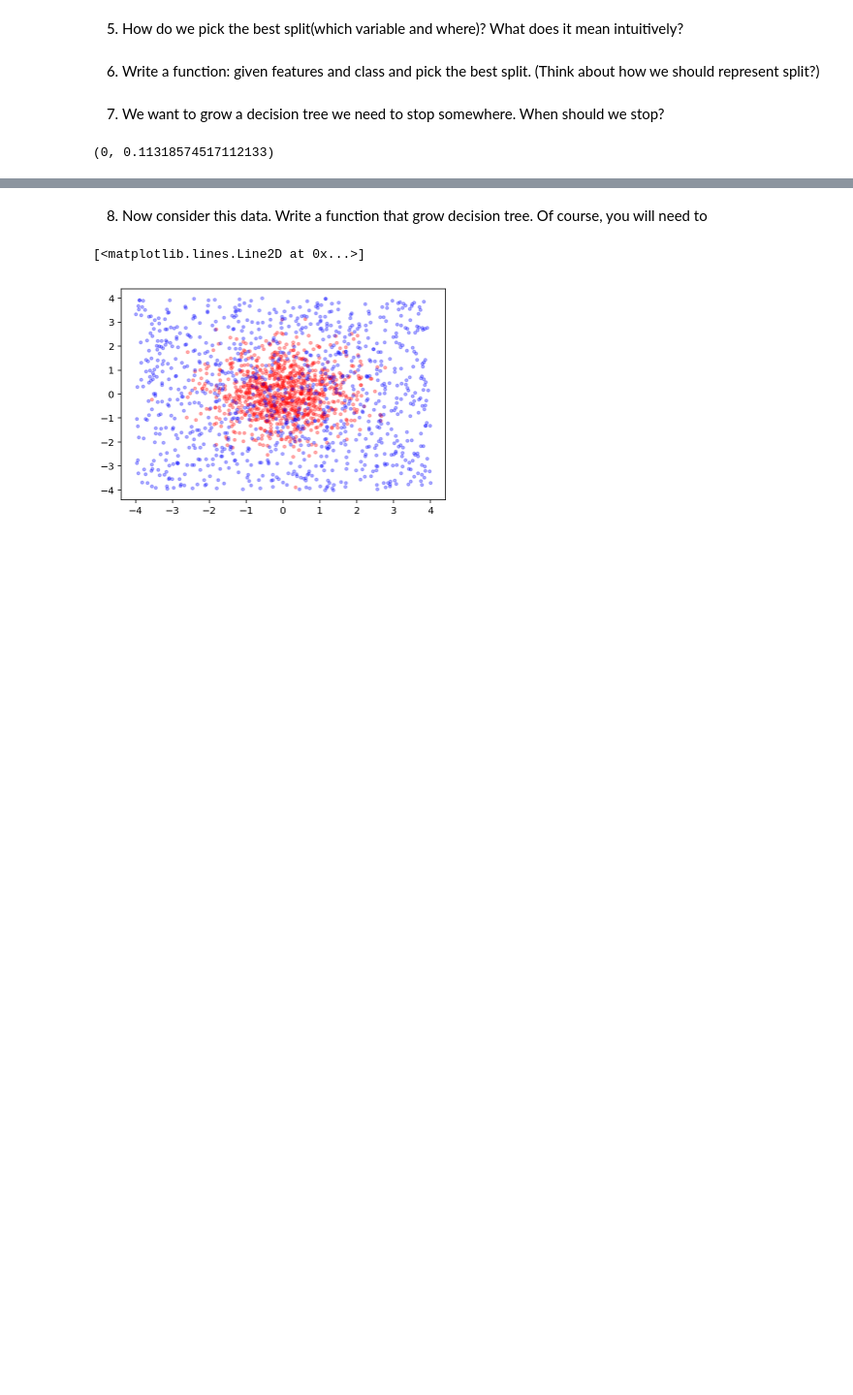
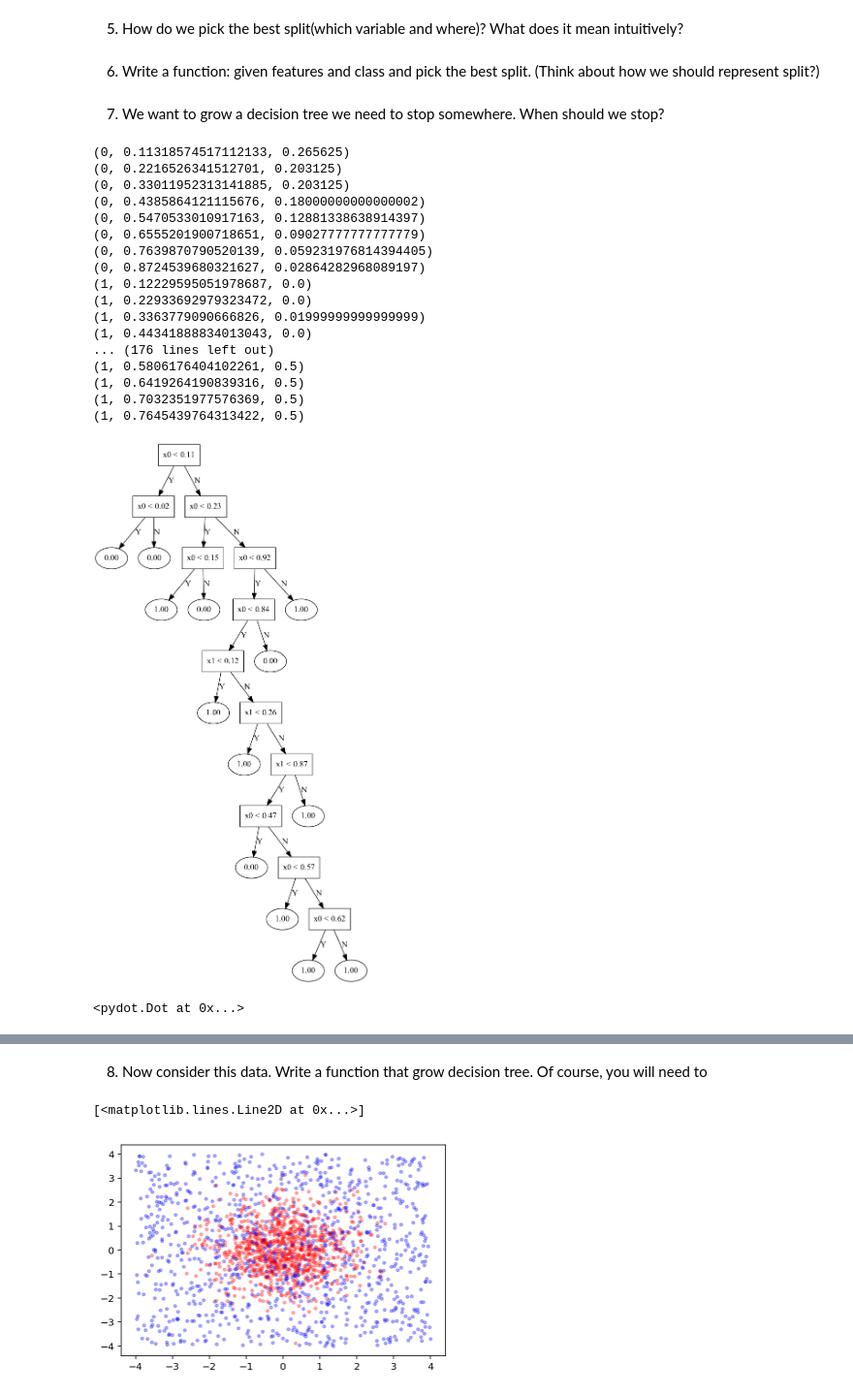
Before and after one commit to muic-pattern-rekt-2018/Exercise-5, a Jupyter notebook: Exercise 05 Non-Parametric Methods.ipynb, the cells around one changed output, grey strips where cells are left out. Shown at 97% size. Saved outputs shown, nothing was run; the diff lists cells and outputs as text; code cells hidden in the pictures; blank space fills up the shorter version.

```diff
--- a/Exercise 05 Non-Parametric Methods.ipynb
+++ b/Exercise 05 Non-Parametric Methods.ipynb
@@ -215,33 +215,59 @@ Of course, we are not going to build this tree by hands. Our goal is to build a
 # %%
 #print(xs, cls)
 def cut_quality(xs, cls, vid, threshold) -> float:
-    left_mask = xs[: , vid] < threshold
+    left_mask = xs[:, vid] < threshold
     right_mask = ~left_mask
     p_left = np.sum(cls[left_mask] > 0) / len(cls[left_mask])
     p_right = np.sum(cls[right_mask] > 0) / len(cls[right_mask])
     return (p_left-0.5)**2 + (p_right-0.5)**2
 
-def find_a_cut(xs, cls, ncut = 10) -> 'vid, threshold':
+
+def find_a_cut(xs, cls, ncut=10) -> 'vid, threshold':
     cut_candidates = []
     n_features = xs.shape[1]
     for vid in range(n_features):
         left_bound, right_bound = min(xs[:, vid]), max(xs[:, vid])
         for cut in np.linspace(left_bound, right_bound, ncut)[1:-1]:
             quality = cut_quality(xs, cls, vid, cut)
             cut_candidates.append((vid, cut, quality))
+            print((vid, cut, quality))
     best_cut = max(cut_candidates, key=lambda x: x[2])
     return best_cut[0], best_cut[1]
 
+
 def build_decision_tree(xs, cls, min_leaf_size=10) -> DecisionNode:
-    # if it should a leaf
-    #    return a leaf with correct prob
-    # else :
-    #    find a cut
-    #    build left
-    #    build right
-    #    return the node
-    pass
+    if len(xs) <= min_leaf_size:
+        return DecisionNode(None, None, prob=np.sum(cls > 0)/len(cls))
+    else:
+        vid, cut = find_a_cut(xs, cls)
+        node = DecisionNode(vid, cut)
+        left_mask = xs[:, vid] < cut
+        right_mask = ~left_mask
+        left_xs, left_cls = xs[left_mask, :], cls[left_mask]
+        right_xs, right_cls = xs[right_mask, :], cls[right_mask]
+        node.left = build_decision_tree(left_xs, left_cls, min_leaf_size)
+        node.right = build_decision_tree(right_xs, right_cls, min_leaf_size)
+        return node
 
-find_a_cut(xs, cls)
+root = build_decision_tree(xs, cls, 3)
+visualize_tree(root)
 # %% [output]
-(0, 0.11318574517112133)
+(0, 0.11318574517112133, 0.265625)
+(0, 0.2216526341512701, 0.203125)
+(0, 0.33011952313141885, 0.203125)
+(0, 0.4385864121115676, 0.18000000000000002)
+(0, 0.5470533010917163, 0.12881338638914397)
+(0, 0.6555201900718651, 0.09027777777777779)
+(0, 0.7639870790520139, 0.059231976814394405)
+(0, 0.8724539680321627, 0.02864282968089197)
+(1, 0.12229595051978687, 0.0)
+(1, 0.22933692979323472, 0.0)
+(1, 0.3363779090666826, 0.01999999999999999)
+(1, 0.44341888834013043, 0.0)
+... (176 lines left out)
+(1, 0.5806176404102261, 0.5)
+(1, 0.6419264190839316, 0.5)
+(1, 0.7032351977576369, 0.5)
+(1, 0.7645439764313422, 0.5)
+[figure, added]
+<pydot.Dot at 0x...>
```
Also changed, not shown: parts of 1 cell of this notebook.
